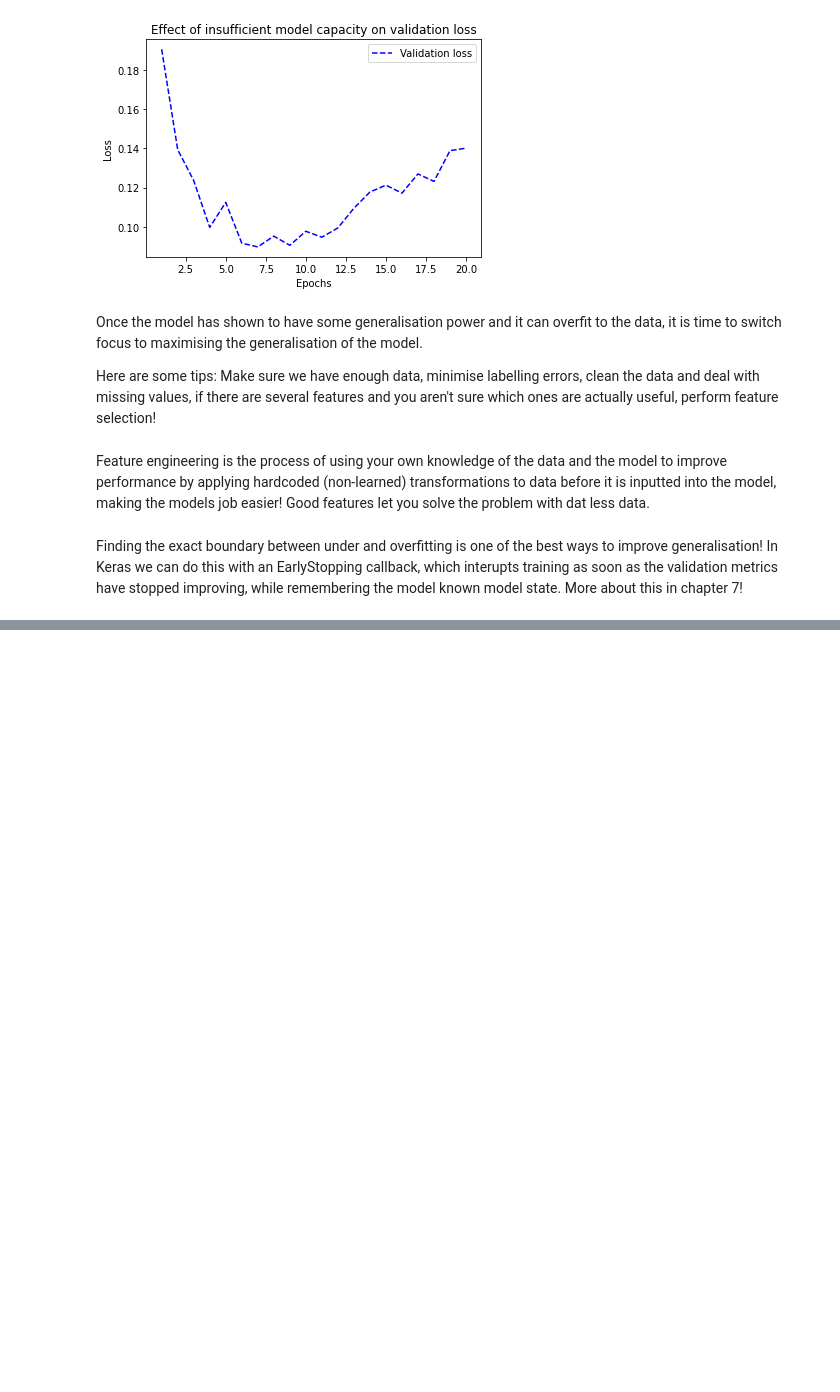
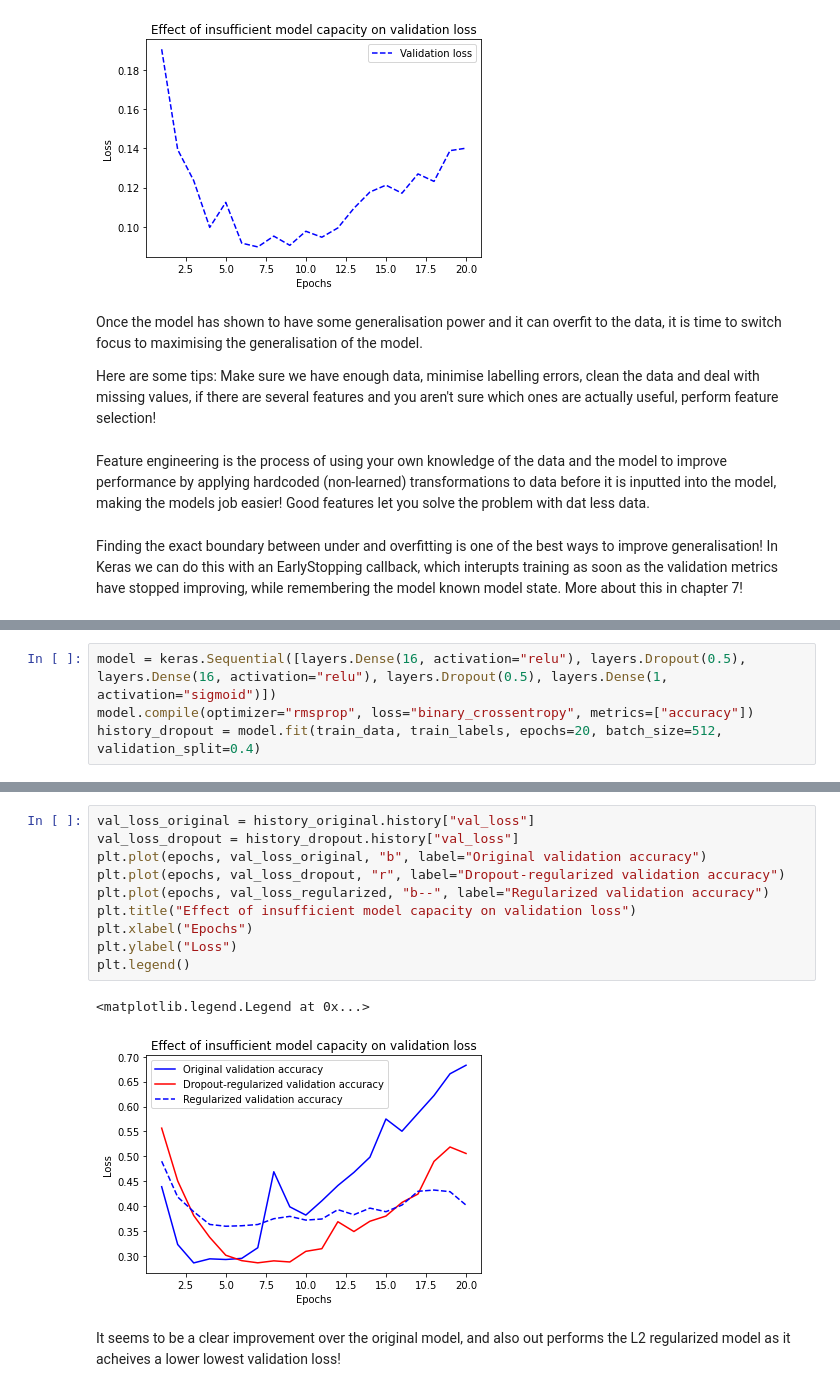
Before and after one commit to mikegroom765/Deep-learning-with-Python, a Jupyter notebook: Chapter 5.ipynb, the cells around one changed output, grey strips where cells are left out. Cells and saved outputs as stored; diff of their text form; blank space fills up the shorter version.

```diff
--- a/Chapter 5.ipynb
+++ b/Chapter 5.ipynb
@@ -253,0 +367,4 @@ Finding the exact boundary between under and overfitting is one of the best ways
+# %%
+model = keras.Sequential([layers.Dense(16, activation="relu"), layers.Dropout(0.5), layers.Dense(16, activation="relu"), layers.Dropout(0.5), layers.Dense(1, activation="sigmoid")])
+model.compile(optimizer="rmsprop", loss="binary_crossentropy", metrics=["accuracy"])
+history_dropout = model.fit(train_data, train_labels, epochs=20, batch_size=512, validation_split=0.4)
@@ -253,0 +389,15 @@ Finding the exact boundary between under and overfitting is one of the best ways
+# %%
+val_loss_original = history_original.history["val_loss"]
+val_loss_dropout = history_dropout.history["val_loss"]
+plt.plot(epochs, val_loss_original, "b", label="Original validation accuracy")
+plt.plot(epochs, val_loss_dropout, "r", label="Dropout-regularized validation accuracy")
+plt.plot(epochs, val_loss_regularized, "b--", label="Regularized validation accuracy")
+plt.title("Effect of insufficient model capacity on validation loss")
+plt.xlabel("Epochs")
+plt.ylabel("Loss")
+plt.legend()
+# %% [output]
+<matplotlib.legend.Legend at 0x...>
+[figure, added]
+# %% [markdown]
+It seems to be a clear improvement over the original model, and also out performs the L2 regularized model as it acheives a lower lowest validation loss!
```
Also changed, not shown: parts of 9 cells of this notebook.
